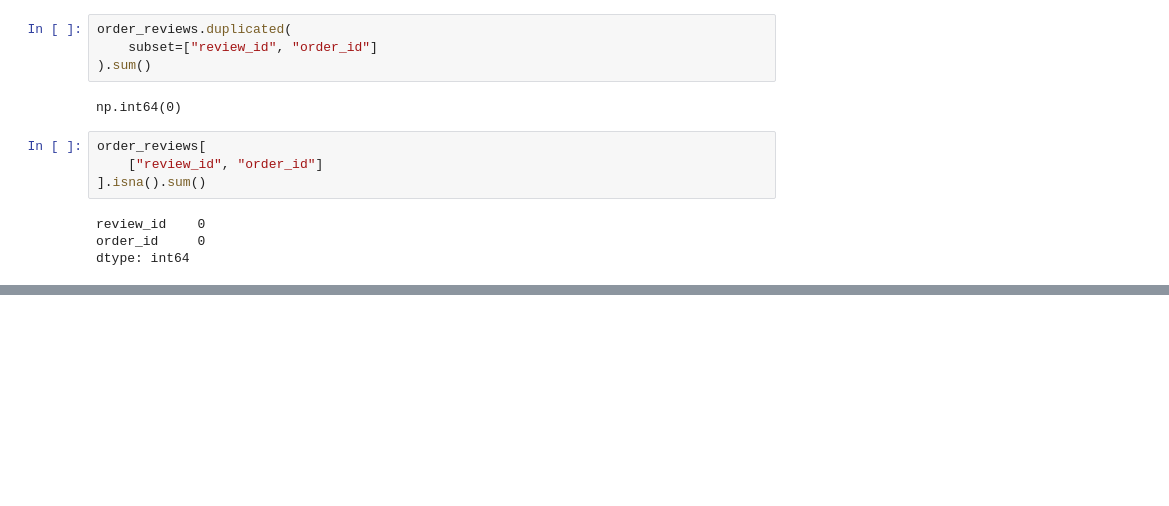
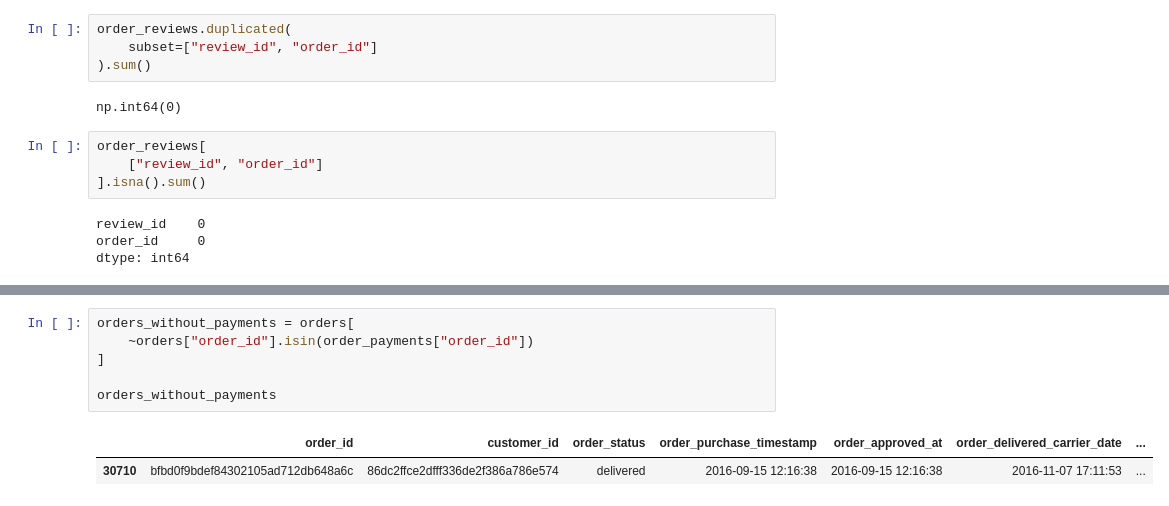
Before and after one commit to iiizhw/olist-analysis, a Jupyter notebook: notebooks/01_data_profiling.ipynb, the cells around one changed output, grey strips where cells are left out. Saved outputs shown, nothing was run; the diff lists cells and outputs as text; blank space fills up the shorter version.

Commit message:
validate table relationships and cardinality

```diff
--- a/notebooks/01_data_profiling.ipynb
+++ b/notebooks/01_data_profiling.ipynb
@@ -409,0 +568,9 @@ dtype: int64
+# %%
+orders_without_payments = orders[
+    ~orders["order_id"].isin(order_payments["order_id"])
+]
+
+orders_without_payments
+# %% [output]
+|  | order_id | customer_id | order_status | order_purchase_timestamp | order_approved_at | order_delivered_carrier_date | ... |
+| 30710 | bfbd0f9bdef84302105ad712db648a6c | 86dc2ffce2dfff336de2f386a786e574 | delivered | 2016-09-15 12:16:38 | 2016-09-15 12:16:38 | 2016-11-07 17:11:53 | ... |
```
Also changed, not shown: parts of 7 cells of this notebook, 1 other file.
